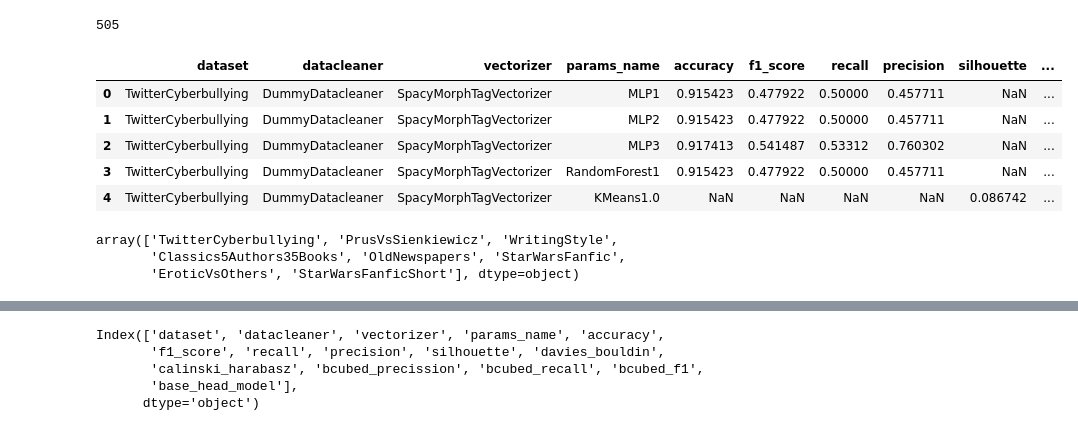
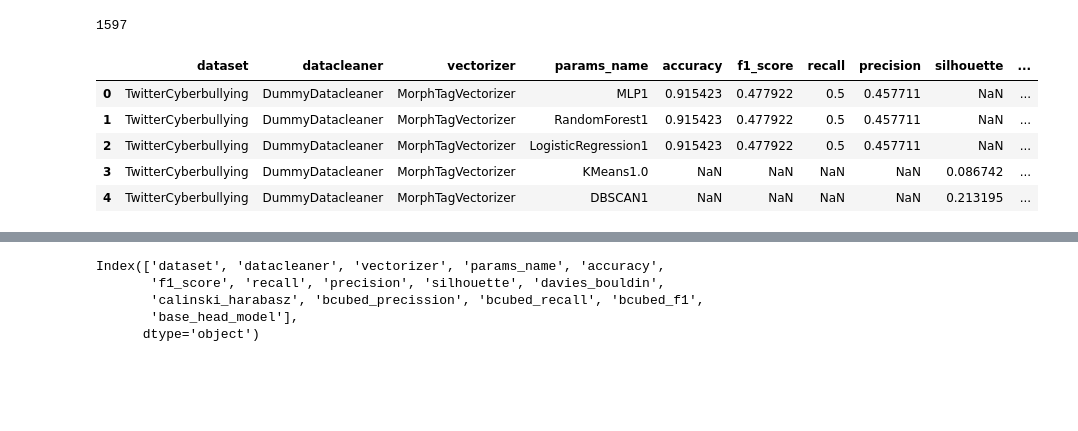
Before and after one commit to WitoldFracek/grembedding, a Jupyter notebook: notebooks/results_analysis.ipynb, the cells around one changed output, grey strips where cells are left out. Cells and saved outputs as stored; diff of their text form; code cells hidden in the pictures; blank space fills up the shorter version.

Commit message:
writing thesis

```diff
--- a/notebooks/results_analysis.ipynb
+++ b/notebooks/results_analysis.ipynb
@@ -19,3 +16,9 @@ def fix_dataset_name(s: str) -> str:
     return {
         'TweeterCyberbullying': 'TwitterCyberbullying'
     }.get(s, s)
+
+def fix_vectorizer_name(s: str) -> str:
+    return {
+        'DPEBPVectorizer100Avg': 'DPEBPVectorizer',
+        'SpacyMorphTagVectorizer': 'MorphTagVectorizer',
+    }.get(s, s)
@@ -22,21 +30,15 @@ def fix_dataset_name(s: str) -> str:
 # %%
-# results_df = load_results('../results')
 results_df = GremDataFrame(load_results('../results/'))
 results_df['dataset'] = results_df['dataset'].apply(fix_dataset_name)
+results_df['vectorizer'] = results_df['vectorizer'].apply(fix_vectorizer_name)
 results_df['base_head_model'] = results_df['params_name'].apply(extract_letters)
 print(len(results_df))
 results_df.head()
 # %% [output]
-505
+1597
 |  | dataset | datacleaner | vectorizer | params_name | accuracy | f1_score | recall | precision | silhouette | ... |
-| 0 | TwitterCyberbullying | DummyDatacleaner | SpacyMorphTagVectorizer | MLP1 | 0.915423 | 0.477922 | 0.50000 | 0.457711 | NaN | ... |
-| 1 | TwitterCyberbullying | DummyDatacleaner | SpacyMorphTagVectorizer | MLP2 | 0.915423 | 0.477922 | 0.50000 | 0.457711 | NaN | ... |
-| 2 | TwitterCyberbullying | DummyDatacleaner | SpacyMorphTagVectorizer | MLP3 | 0.917413 | 0.541487 | 0.53312 | 0.760302 | NaN | ... |
-| 3 | TwitterCyberbullying | DummyDatacleaner | SpacyMorphTagVectorizer | RandomForest1 | 0.915423 | 0.477922 | 0.50000 | 0.457711 | NaN | ... |
-| 4 | TwitterCyberbullying | DummyDatacleaner | SpacyMorphTagVectorizer | KMeans1.0 | NaN | NaN | NaN | NaN | 0.086742 | ... |
+| 0 | TwitterCyberbullying | DummyDatacleaner | MorphTagVectorizer | MLP1 | 0.915423 | 0.477922 | 0.5 | 0.457711 | NaN | ... |
+| 1 | TwitterCyberbullying | DummyDatacleaner | MorphTagVectorizer | RandomForest1 | 0.915423 | 0.477922 | 0.5 | 0.457711 | NaN | ... |
+| 2 | TwitterCyberbullying | DummyDatacleaner | MorphTagVectorizer | LogisticRegression1 | 0.915423 | 0.477922 | 0.5 | 0.457711 | NaN | ... |
+| 3 | TwitterCyberbullying | DummyDatacleaner | MorphTagVectorizer | KMeans1.0 | NaN | NaN | NaN | NaN | 0.086742 | ... |
+| 4 | TwitterCyberbullying | DummyDatacleaner | MorphTagVectorizer | DBSCAN1 | NaN | NaN | NaN | NaN | 0.213195 | ... |
-# %%
-results_df['dataset'].unique()
-# %% [output]
-array(['TwitterCyberbullying', 'PrusVsSienkiewicz', 'WritingStyle',
-       'Classics5Authors35Books', 'OldNewspapers', 'StarWarsFanfic',
-       'EroticVsOthers', 'StarWarsFanficShort'], dtype=object)
```
Also changed, not shown: parts of 8 cells of this notebook, 2 other files.
